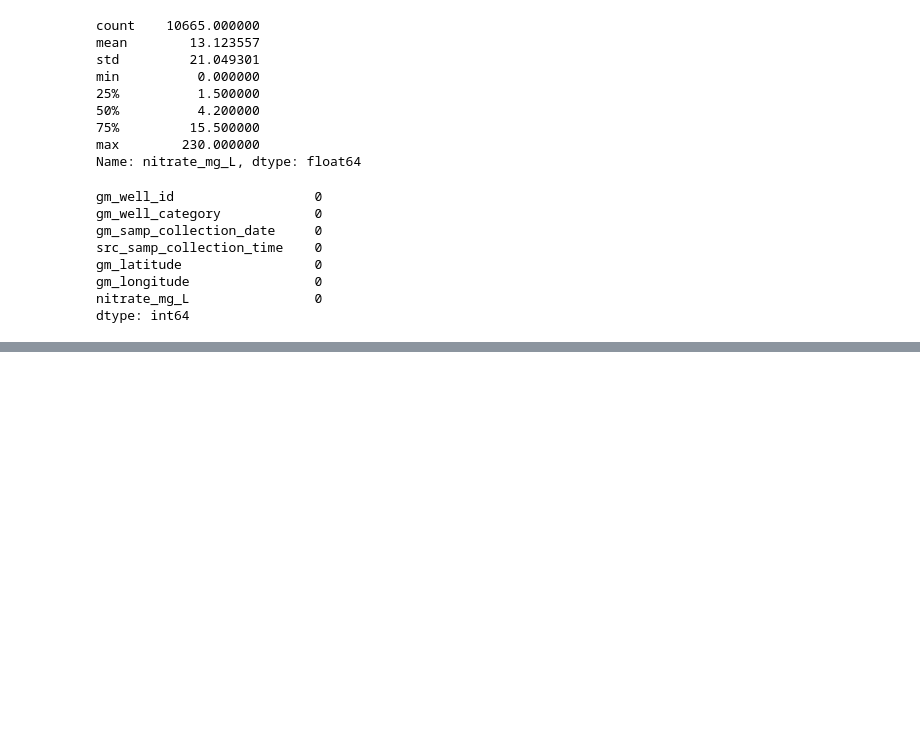
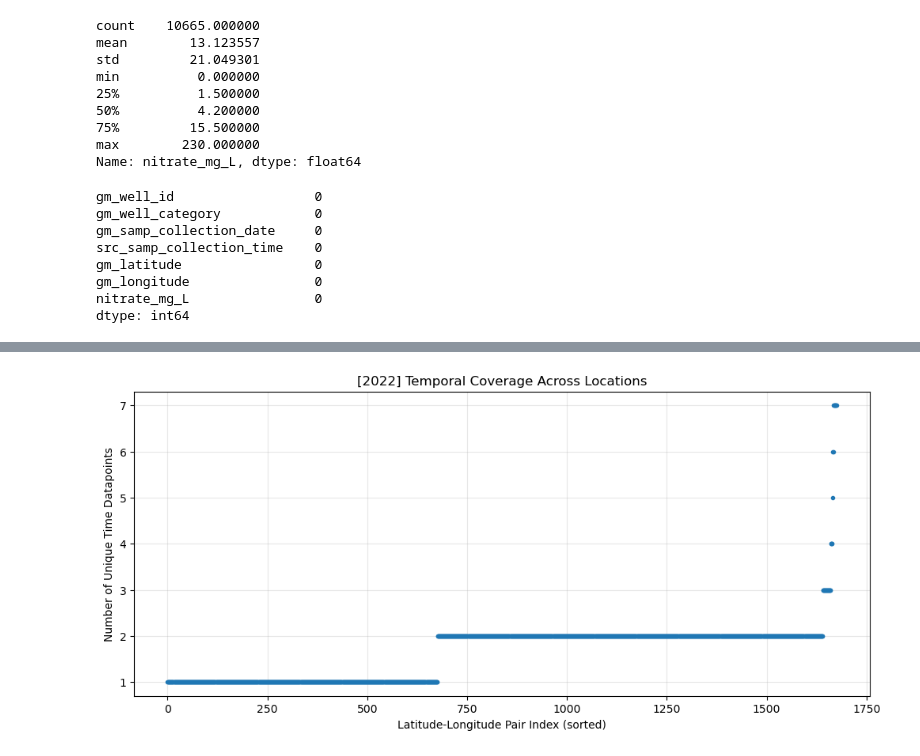
Before and after one commit to Erdos-Projects/fall-2026-infrastructure-placement, a Jupyter notebook: notebooks/groundwater/gwater_clean.ipynb, the cells around one changed output, grey strips where cells are left out. Drawn from its saved outputs; the diff is of its cells as text; code cells hidden in the pictures; blank space fills up the shorter version.

```diff
--- a/notebooks/groundwater/gwater_clean.ipynb
+++ b/notebooks/groundwater/gwater_clean.ipynb
@@ -385,0 +673,97 @@ dtype: int64
+# %%
+start_year = 2022
+end_year = 2023
+
+groundwater_filtered = groundwater[
+    groundwater["gm_samp_collection_date"].dt.year.between(start_year, end_year)
+].copy()
+
+# Count unique time datapoints for each coordinate pair
+temporal_counts = (
+    groundwater_filtered.groupby(["gm_latitude", "gm_longitude"])["gm_samp_collection_date"]
+    .nunique()
+    .reset_index(name="num_timepoints")
+    .sort_values("num_timepoints")
+    .reset_index(drop=True)
+)
+
+mean_count = temporal_counts["num_timepoints"].mean()
+median_count = temporal_counts["num_timepoints"].median()
+max_count = temporal_counts["num_timepoints"].max()
+min_count = temporal_counts["num_timepoints"].min()
+
+print(f"Mean number of unique timepoints: {mean_count:.2f}")
+print(f"Median number of unique timepoints: {median_count:.2f}")
+print(f"Max number of unique timepoints: {max_count:.2f}")
+print(f"Min number of unique timepoints: {min_count:.2f}")
+
+# Assign each coordinate pair its sorted index
+temporal_counts["pair_index"] = temporal_counts.index
+
+# Merge the sorted indices back into the original data
+groundwater_plot = groundwater_filtered.merge(
+    temporal_counts[["gm_latitude", "gm_longitude", "pair_index"]],
+    on=["gm_latitude", "gm_longitude"],
+    how="left"
+)
+
+plt.figure(figsize=(12, 5))
+plt.plot(temporal_counts.index, temporal_counts["num_timepoints"], ".")
+plt.xlabel("Latitude-Longitude Pair Index (sorted)")
+plt.ylabel("Number of Unique Time Datapoints")
+plt.title("[2022] Temporal Coverage Across Locations")
+plt.grid(True, alpha=0.3)
+plt.show()
+
+# Calculate median and maximum result for each coordinate pair
+result_stats = (
+    groundwater_plot.groupby("pair_index")["nitrate_mg_L"]
+    .agg(["median", "max", "min", "mean", "std"])
+)
+
+# Difference between maximum and median
+result_stats["max_minus_min"] = (
+    result_stats["max"] - result_stats["min"]
+)
+
+# Find locations exceeding the threshold
+threshold = 10
+high_variability = result_stats[
+    result_stats["max_minus_min"] > threshold
+]
+
+# Get their original coordinate pairs
+selected_locations = temporal_counts.loc[
+    temporal_counts["pair_index"].isin(high_variability.index),
+    ["gm_latitude", "gm_longitude"]
+]
+
+# Retrieve all original groundwater columns for those locations
+selected_groundwater = groundwater.merge(
+    selected_locations,
+    on=["gm_latitude", "gm_longitude"],
+    how="inner"
+)
+
+display(selected_groundwater)
+
+# Sort by increasing difference between maximum and median
+result_stats = result_stats.sort_values(
+    "max_minus_min"
+).reset_index(drop=True)
+
+# Plot
+plt.figure(figsize=(12, 5))
+plt.plot(
+    result_stats.index,
+    result_stats["max_minus_min"],
+    ".",
+    markersize=3
+)
+
+plt.xlabel("Latitude-Longitude Pair Index")
+plt.ylabel("Maximum Result − Minimum Result")
+plt.title("[2022] Difference Between Maximum and Minimum Result by Location")
+plt.grid(True, alpha=0.3)
+plt.show()
+# %% [output]
@@ -385,0 +774 @@ dtype: int64
+[figure, added]
```
Also changed, not shown: parts of 21 cells of this notebook, 6 other files.
